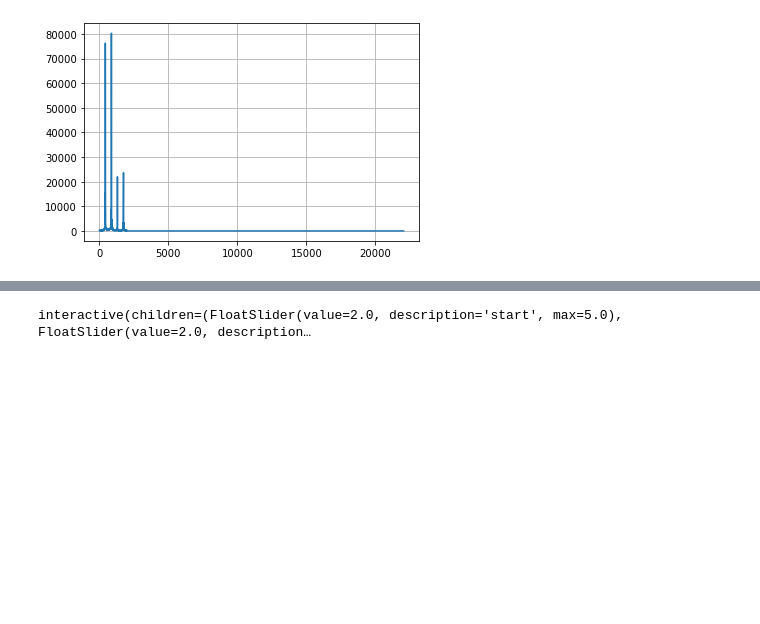
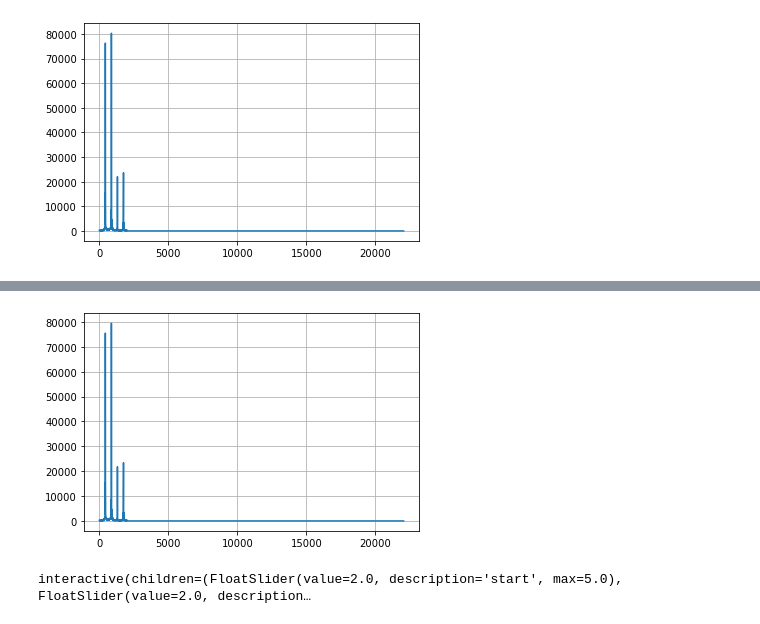
Before and after one commit to keltonlee/signal, a Jupyter notebook: b0829054_hw01.ipynb, the cells around one changed output, grey strips where cells are left out. Saved outputs shown, nothing was run; the diff lists cells and outputs as text; code cells hidden in the pictures; blank space fills up the shorter version.

```diff
--- a/b0829054_hw01.ipynb
+++ b/b0829054_hw01.ipynb
@@ -100,3 +86,9 @@ spectrum.make_wave().make_audio()
 # %% [output]
 [interactive output not drawn]
 [figure]
+# %%
+spectrum.high_pass(cutoff=2000, factor=0.99)
+spectrum.plot()
+pl.grid()
+spectrum.make_wave().make_audio()
+# %% [output]
@@ -103,3 +96,4 @@ spectrum.make_wave().make_audio()
+[figure, added]
 # %%
 from thinkdsp import decorate
 from IPython.display import display
```
Also changed, not shown: parts of 11 cells of this notebook.
